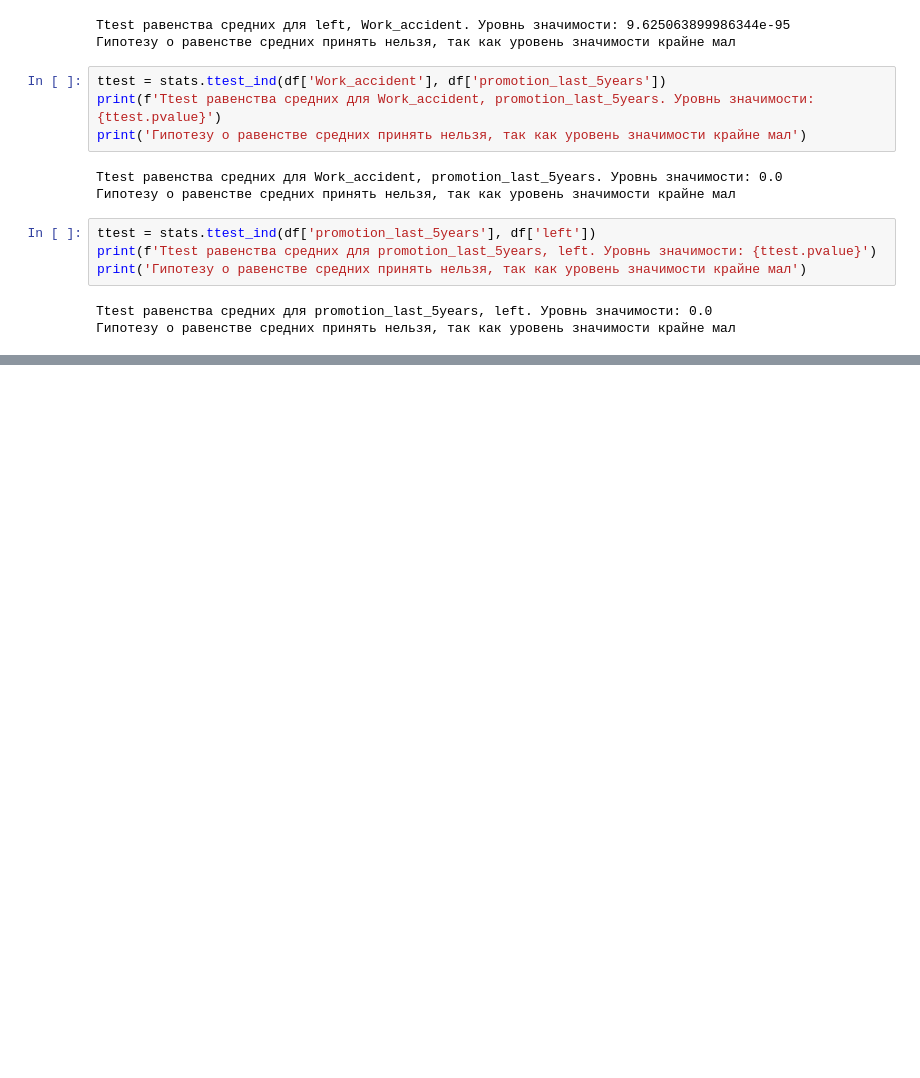
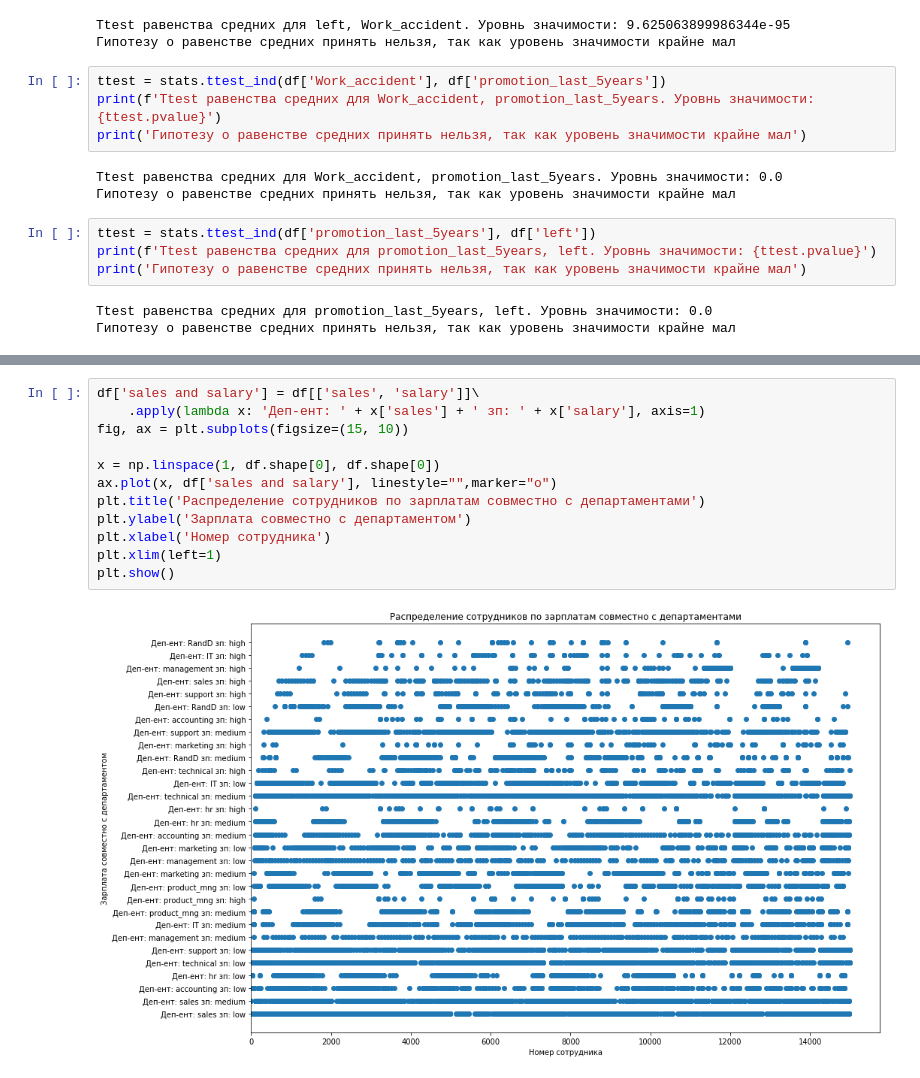
Before and after one commit to alexpon92/ntlg_test, a Jupyter notebook: Python/result_work/hw_result_work.ipynb, the cells around one changed output, grey strips where cells are left out. Saved outputs shown, nothing was run; the diff lists cells and outputs as text; blank space fills up the shorter version.

```diff
--- a/Python/result_work/hw_result_work.ipynb
+++ b/Python/result_work/hw_result_work.ipynb
@@ -163,0 +205,14 @@ Ttest равенства средних для promotion_last_5years, left. Ур
+# %%
+df['sales and salary'] = df[['sales', 'salary']]\
+    .apply(lambda x: 'Деп-ент: ' + x['sales'] + ' зп: ' + x['salary'], axis=1)
+fig, ax = plt.subplots(figsize=(15, 10))
+
+x = np.linspace(1, df.shape[0], df.shape[0])
+ax.plot(x, df['sales and salary'], linestyle="",marker="o")
+plt.title('Распределение сотрудников по зарплатам совместно с департаментами')
+plt.ylabel('Зарплата совместно с департаментом')
+plt.xlabel('Номер сотрудника')
+plt.xlim(left=1)
+plt.show()
+# %% [output]
+[figure, added]
```
Also changed, not shown: parts of 8 cells of this notebook.
